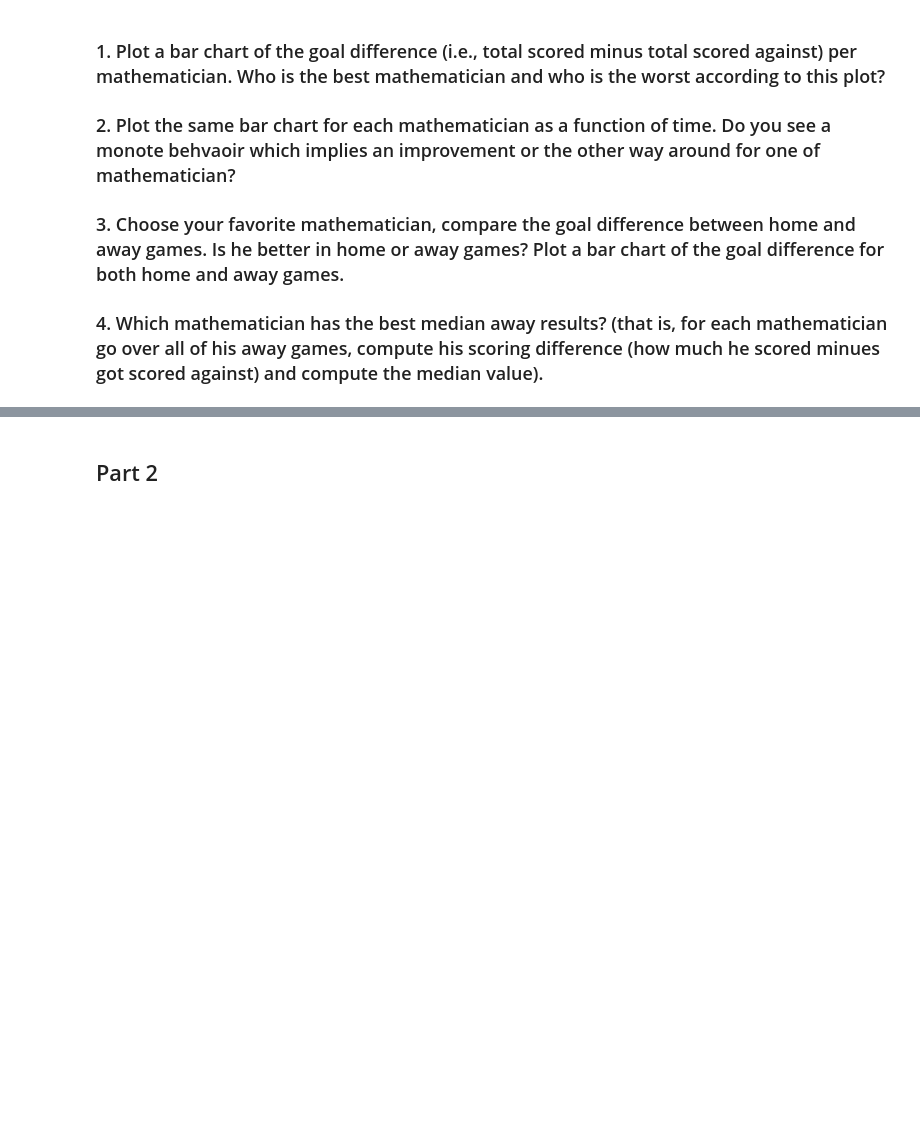
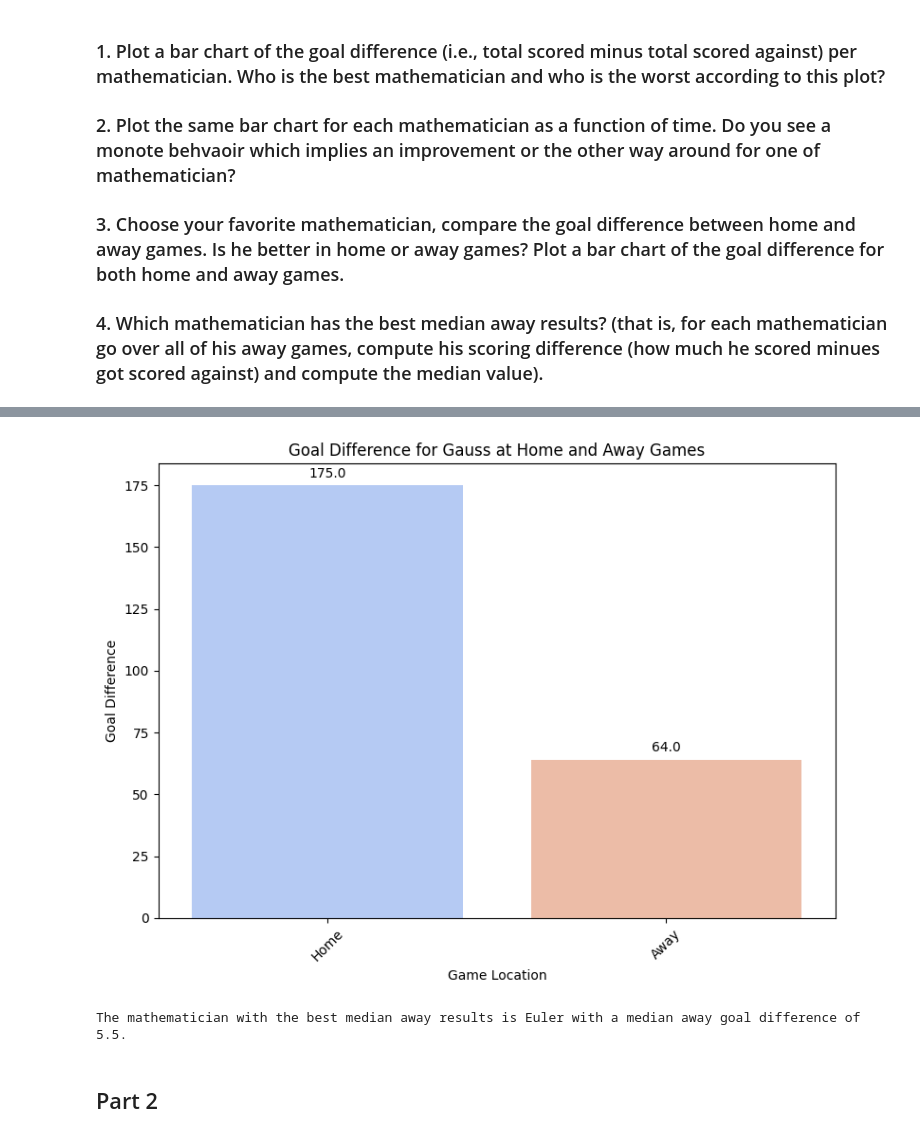
Before and after one commit to estivengrx/Freelancer-2, a Jupyter notebook: bayer_analysis_2/project_semester_B/Notebooks/mathball.ipynb, the cells around one changed output, grey strips where cells are left out. Drawn from its saved outputs; the diff is of its cells as text; code cells hidden in the pictures; blank space fills up the shorter version.

```diff
--- a/bayer_analysis_2/project_semester_B/Notebooks/mathball.ipynb
+++ b/bayer_analysis_2/project_semester_B/Notebooks/mathball.ipynb
@@ -54,3 +118,48 @@ df_all.head()
+# %%
+favorite_mathematician = 'Gauss'  # Choose your favorite mathematician
+
+# Calculate home and away goal difference for the favorite mathematician
+home_goal_diff_fav = df_all[df_all['home_player'] == favorite_mathematician]['home_goal_diff'].sum()
+away_goal_diff_fav = df_all[df_all['away_player'] == favorite_mathematician]['away_goal_diff'].sum()
+
+goal_diff_fav = pd.DataFrame({
+    'Location': ['Home', 'Away'],
+    'Goal Difference': [home_goal_diff_fav, away_goal_diff_fav]
+})
+
+# Plotting
+plt.figure(figsize=(8, 6))
+barplot = sns.barplot(x='Location', y='Goal Difference', data=goal_diff_fav, palette='coolwarm')
+
+# Add value labels on top of each bar
+for p in barplot.patches:
+    barplot.annotate(format(p.get_height(), '.1f'),
+                     (p.get_x() + p.get_width() / 2., p.get_height()),
+                     ha = 'center', va = 'center',
+                     xytext = (0, 9),
+                     textcoords = 'offset points')
+
+plt.title(f'Goal Difference for {favorite_mathematician} at Home and Away Games')
+plt.xlabel('Game Location')
+plt.ylabel('Goal Difference')
+plt.xticks(rotation=45)  # In case of longer labels
+plt.tight_layout()
+plt.show()
+# %% [output]
+[figure, added]
+# %%
+# Task 4: Determine the mathematician with the best median away results
+
+# Calculate median away goal difference for each mathematician
+median_away_goal_diff = df_all.groupby('away_player')['away_goal_diff'].median().reset_index()
+median_away_goal_diff.columns = ['mathematician', 'median_away_goal_diff']
+
+# Determine the mathematician with the highest median away goal difference
+best_median_away_mathematician = median_away_goal_diff.loc[median_away_goal_diff['median_away_goal_diff'].idxmax()]
+
+print(f"The mathematician with the best median away results is {best_median_away_mathematician['mathematician']} with a median away goal difference of {best_median_away_mathematician['median_away_goal_diff']}.")
+# %% [output]
+The mathematician with the best median away results is Euler with a median away goal difference of 5.5.
 # %% [markdown]
 ## Part 2
 # %% [markdown]
```
Also changed, not shown: parts of 17 cells of this notebook.
